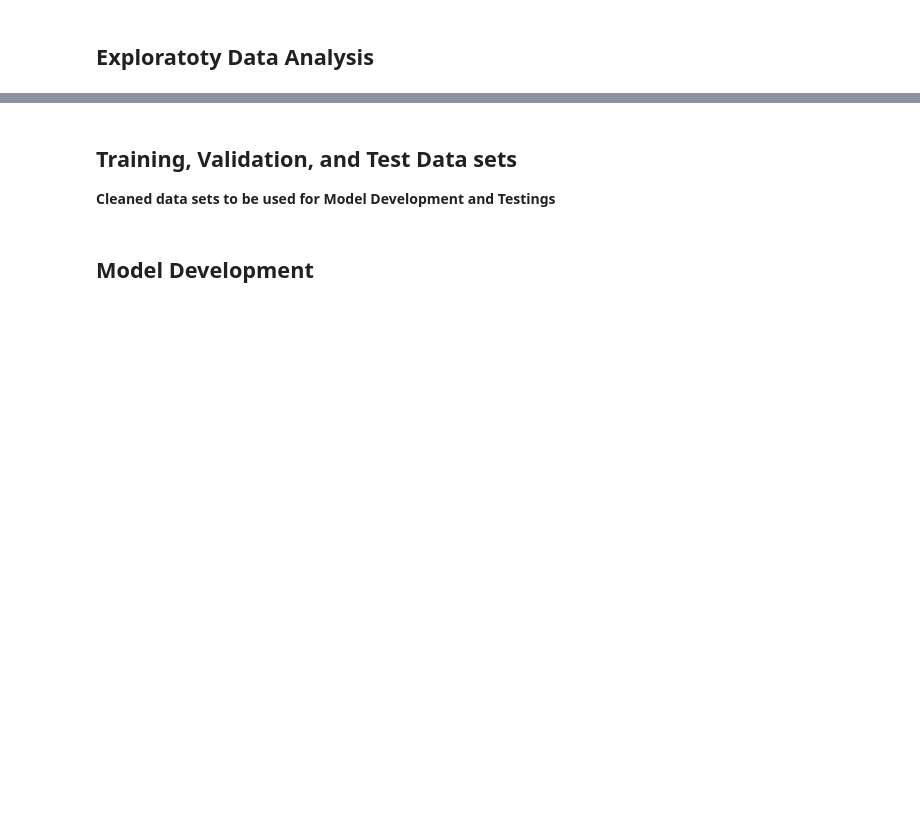
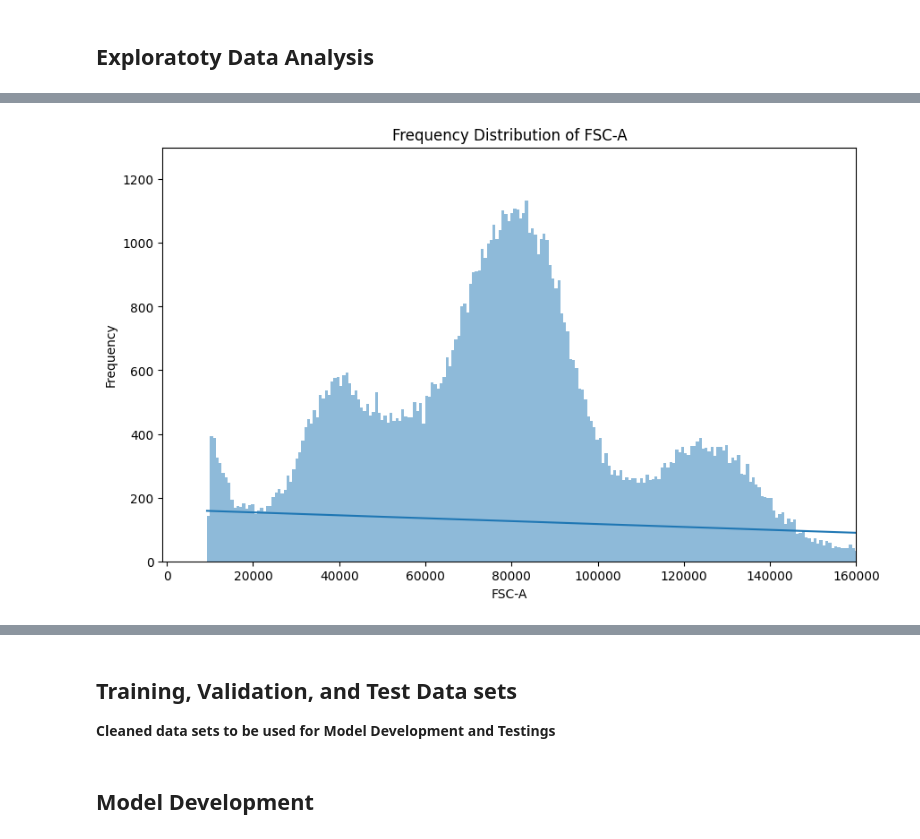
Before and after one commit to vanguardfox/ADS599, a Jupyter notebook: ADS599.ipynb, the cells around one changed output, grey strips where cells are left out. Drawn from its saved outputs; the diff is of its cells as text; code cells hidden in the pictures; blank space fills up the shorter version.

```diff
--- a/ADS599.ipynb
+++ b/ADS599.ipynb
@@ -101,0 +207,18 @@ from sklearn.mixture import GaussianMixture
+# %%
+# Create a histogram
+plt.figure(figsize=(10, 6))
+sns.histplot(pbmc_c['FSC-A'], bins=100000, kde=True)
+
+# Set plot labels and title
+plt.title('Frequency Distribution of FSC-A')
+plt.xlabel('FSC-A')
+plt.ylabel('Frequency')
+
+# Set x and y axis limits
+plt.xlim(-1000, 160000)
+plt.ylim(0, 1300)
+
+# Plot
+plt.show()
+# %% [output]
+[figure, added]
```
Also changed, not shown: parts of 31 cells of this notebook.
